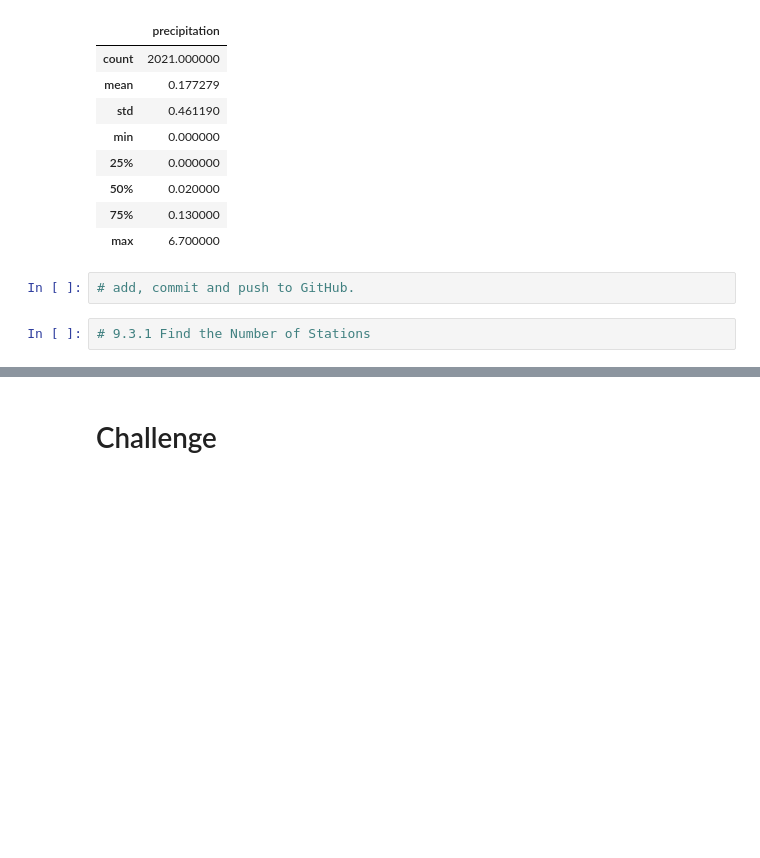
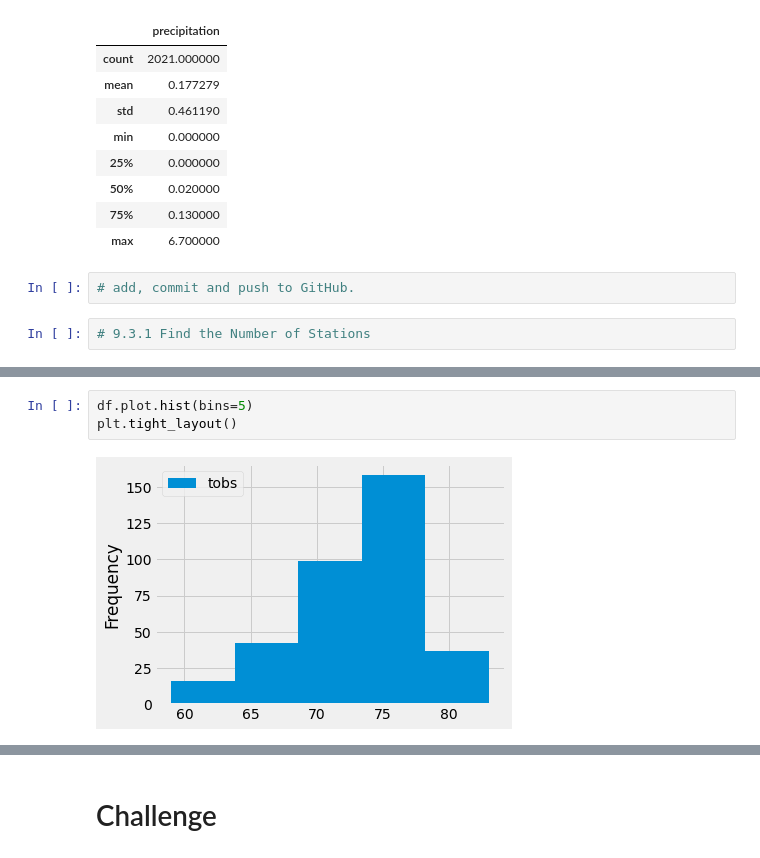
Before and after one commit to tkirk70/surfs_up, a Jupyter notebook: climate_analysis.ipynb, the cells around one changed output, grey strips where cells are left out. Saved outputs shown, nothing was run; the diff lists cells and outputs as text; blank space fills up the shorter version.

```diff
--- a/climate_analysis.ipynb
+++ b/climate_analysis.ipynb
@@ -143,0 +197,5 @@ df.describe()
+# %%
+df.plot.hist(bins=5)
+plt.tight_layout()
+# %% [output]
+[figure, added]
```
Also changed, not shown: parts of 11 cells of this notebook.
